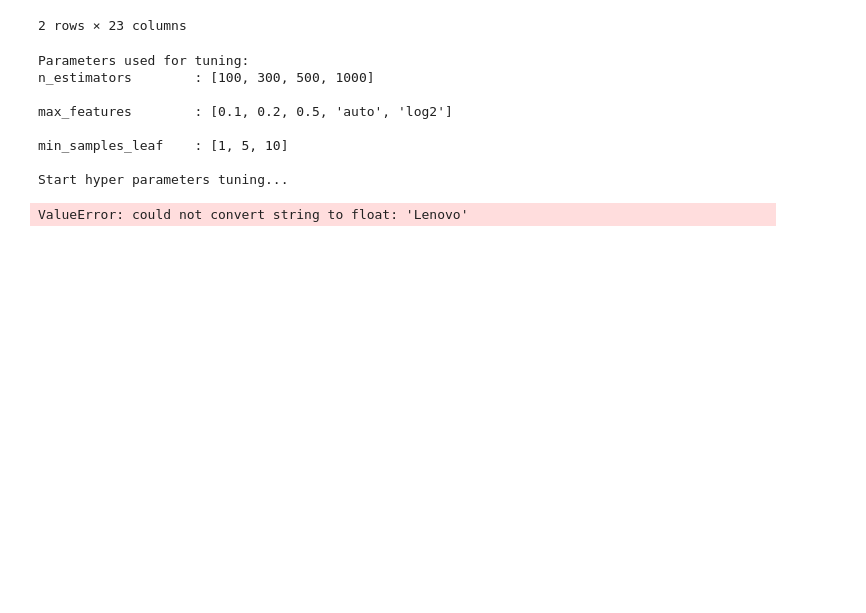
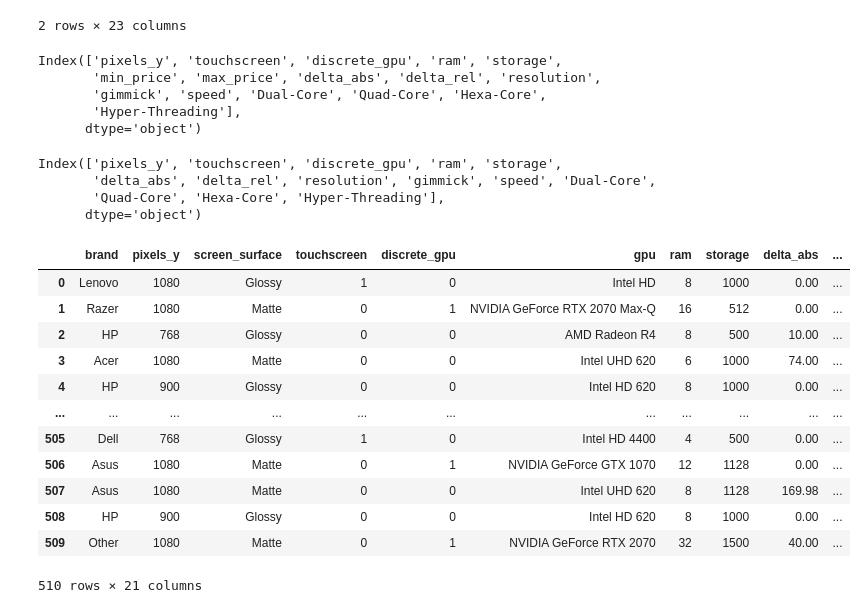
Before and after one commit to jeroenfr/ComputerPriceRange, a Jupyter notebook: jeroen_rf.ipynb, the cells around one changed output. Drawn from its saved outputs; the diff is of its cells as text; code cells hidden in the pictures; blank space fills up the shorter version.

```diff
--- a/jeroen_rf.ipynb
+++ b/jeroen_rf.ipynb
@@ -159,34 +159,50 @@ def create_preprocessor(df_pp, categories):
 def preprocessData(df):
     numerics = df.select_dtypes(include=['int32','int64', 'float32', 'float64', 'boolean']).columns
     categoricals = df.select_dtypes(include=['object']).columns
-
+    print(numerics)
     num_imputer = SimpleImputer(missing_values=np.nan, strategy='median')
-    num_imputer.fit(df[numerics])
+    num_imputer.fit_transform(df[numerics])
     num_scaler = StandardScaler()
-    num_scaler.fit(df[numerics])
+    num_scaler.fit_transform(df[numerics])
 
     cat_imputer = SimpleImputer(strategy='constant', fill_value='')
-    cat_imputer.fit(df[categoricals])
-    cat_ohe = OneHotEncoder(handle_unknown="ignore")
-    cat_ohe.fit(df[categoricals])
+    cat_imputer.fit_transform(df[categoricals])
+    cat_ohe = OneHotEncoder(categories = 'auto', handle_unknown="ignore")
+    cat_ohe.fit_transform(df[categoricals])
     return df
 
 
-df_pp = preprocessData(df_rf)
+#df_pp = preprocessData(df_rf)
+# %% [output]
+Index(['pixels_y', 'touchscreen', 'discrete_gpu', 'ram', 'storage',
+       'min_price', 'max_price', 'delta_abs', 'delta_rel', 'resolution',
+       'gimmick', 'speed', 'Dual-Core', 'Quad-Core', 'Hexa-Core',
+       'Hyper-Threading'],
+      dtype='object')
 # %%
 
 X = df_pp.drop(columns=["min_price", "max_price"])
 y = df_pp[["min_price", "max_price"]]
 y.head(2)
 X.head(2)#
-y_pred = runRFR(X,y)
+#y_pred = runRFR(X,y)
+
+preprocessData(X)
 # %% [output]
-Parameters used for tuning:
-n_estimators        : [100, 300, 500, 1000]
-
-max_features        : [0.1, 0.2, 0.5, 'auto', 'log2']
-
-min_samples_leaf    : [1, 5, 10]
-
-Start hyper parameters tuning...
+Index(['pixels_y', 'touchscreen', 'discrete_gpu', 'ram', 'storage',
+       'delta_abs', 'delta_rel', 'resolution', 'gimmick', 'speed', 'Dual-Core',
+       'Quad-Core', 'Hexa-Core', 'Hyper-Threading'],
+      dtype='object')
+|  | brand | pixels_y | screen_surface | touchscreen | discrete_gpu | gpu | ram | storage | delta_abs | ... |
+| 0 | Lenovo | 1080 | Glossy | 1 | 0 | Intel HD | 8 | 1000 | 0.00 | ... |
+| 1 | Razer | 1080 | Matte | 0 | 1 | NVIDIA GeForce RTX 2070 Max-Q | 16 | 512 | 0.00 | ... |
+| 2 | HP | 768 | Glossy | 0 | 0 | AMD Radeon R4 | 8 | 500 | 10.00 | ... |
+| 3 | Acer | 1080 | Matte | 0 | 0 | Intel UHD 620 | 6 | 1000 | 74.00 | ... |
+| 4 | HP | 900 | Glossy | 0 | 0 | Intel HD 620 | 8 | 1000 | 0.00 | ... |
+| ... | ... | ... | ... | ... | ... | ... | ... | ... | ... | ... |
+| 505 | Dell | 768 | Glossy | 1 | 0 | Intel HD 4400 | 4 | 500 | 0.00 | ... |
+| 506 | Asus | 1080 | Matte | 0 | 1 | NVIDIA GeForce GTX 1070 | 12 | 1128 | 0.00 | ... |
+| 507 | Asus | 1080 | Matte | 0 | 0 | Intel UHD 620 | 8 | 1128 | 169.98 | ... |
+| 508 | HP | 900 | Glossy | 0 | 0 | Intel HD 620 | 8 | 1000 | 0.00 | ... |
+| 509 | Other | 1080 | Matte | 0 | 1 | NVIDIA GeForce RTX 2070 | 32 | 1500 | 40.00 | ... |
-ValueError: could not convert string to float: 'Lenovo'
+510 rows × 21 columns
```
Also changed, not shown: parts of 6 cells of this notebook, 3 other files.
